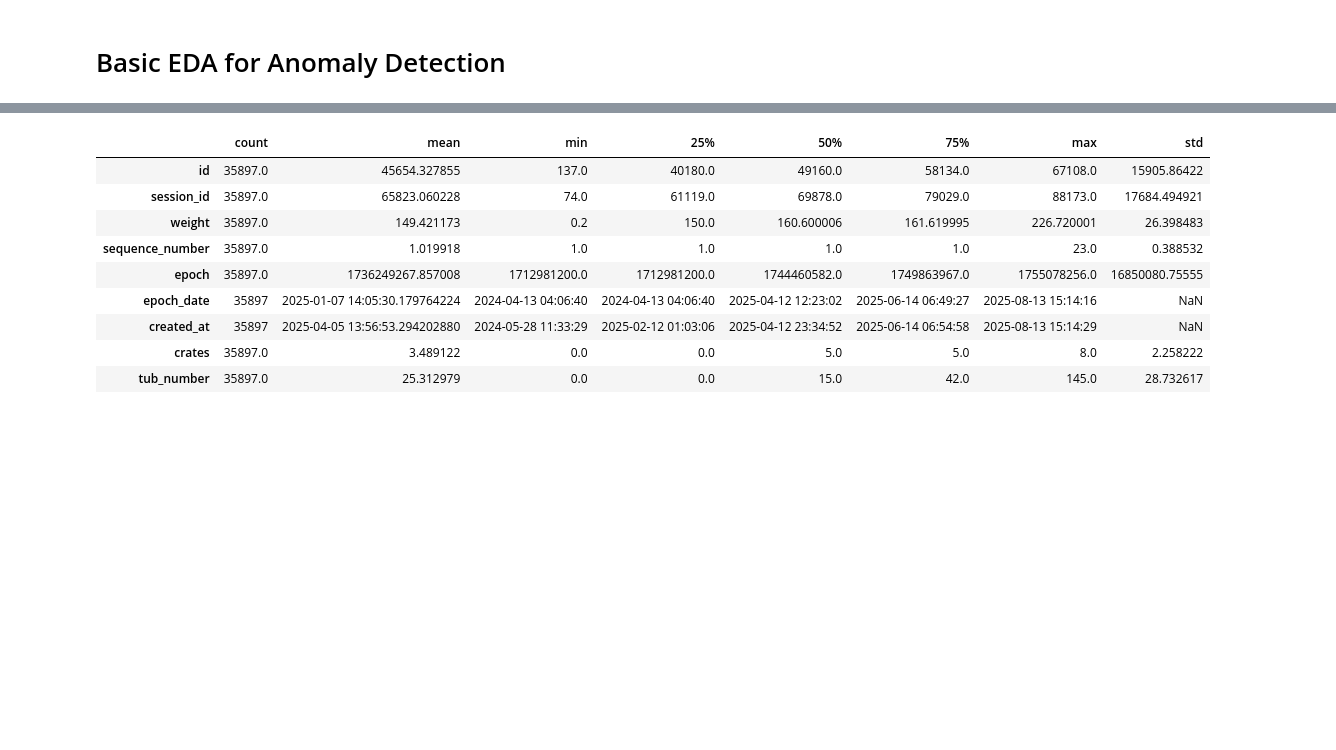
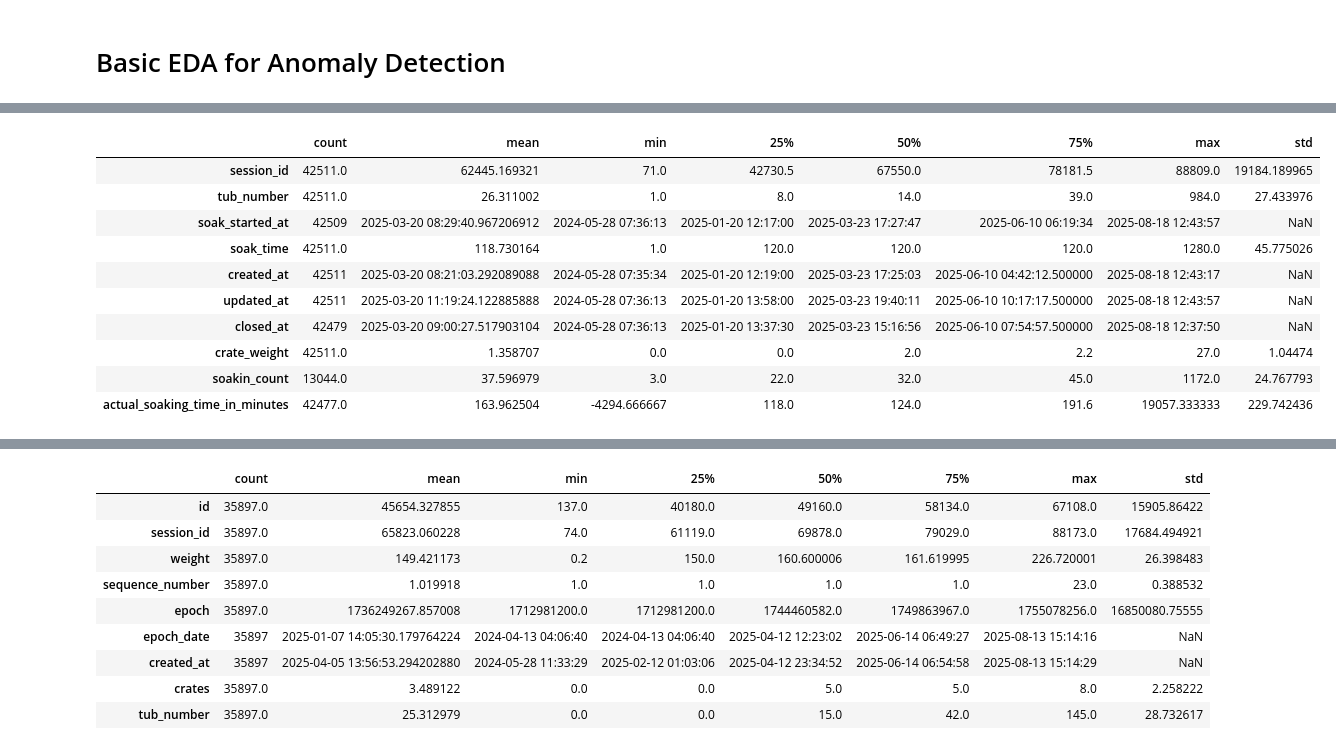
Before and after one commit to ideaboxai/ideaboxai-vertical-ml-service, a Jupyter notebook: notebooks/anomaly_detecton/1_eda.ipynb, the cells around one changed output, grey strips where cells are left out. Cells and saved outputs as stored; diff of their text form; code cells hidden in the pictures; blank space fills up the shorter version.

```diff
--- a/notebooks/anomaly_detecton/1_eda.ipynb
+++ b/notebooks/anomaly_detecton/1_eda.ipynb
@@ -203,0 +204,18 @@ pp_soaking_df.describe().T
+# %%
+# feature engineering the pp_soaking_df
+pp_soaking_df["actual_soaking_time_in_minutes"] = (
+    pp_soaking_df["closed_at"] - pp_soaking_df["soak_started_at"]
+).dt.total_seconds() / 60
+pp_soaking_df.describe().T
+# %% [output]
+|  | count | mean | min | 25% | 50% | 75% | max | std |
+| session_id | 42511.0 | 62445.169321 | 71.0 | 42730.5 | 67550.0 | 78181.5 | 88809.0 | 19184.189965 |
+| tub_number | 42511.0 | 26.311002 | 1.0 | 8.0 | 14.0 | 39.0 | 984.0 | 27.433976 |
+| soak_started_at | 42509 | 2025-03-20 08:29:40.967206912 | 2024-05-28 07:36:13 | 2025-01-20 12:17:00 | 2025-03-23 17:27:47 | 2025-06-10 06:19:34 | 2025-08-18 12:43:57 | NaN |
+| soak_time | 42511.0 | 118.730164 | 1.0 | 120.0 | 120.0 | 120.0 | 1280.0 | 45.775026 |
+| created_at | 42511 | 2025-03-20 08:21:03.292089088 | 2024-05-28 07:35:34 | 2025-01-20 12:19:00 | 2025-03-23 17:25:03 | 2025-06-10 04:42:12.500000 | 2025-08-18 12:43:17 | NaN |
+| updated_at | 42511 | 2025-03-20 11:19:24.122885888 | 2024-05-28 07:36:13 | 2025-01-20 13:58:00 | 2025-03-23 19:40:11 | 2025-06-10 10:17:17.500000 | 2025-08-18 12:43:57 | NaN |
+| closed_at | 42479 | 2025-03-20 09:00:27.517903104 | 2024-05-28 07:36:13 | 2025-01-20 13:37:30 | 2025-03-23 15:16:56 | 2025-06-10 07:54:57.500000 | 2025-08-18 12:37:50 | NaN |
+| crate_weight | 42511.0 | 1.358707 | 0.0 | 0.0 | 2.0 | 2.2 | 27.0 | 1.04474 |
+| soakin_count | 13044.0 | 37.596979 | 3.0 | 22.0 | 32.0 | 45.0 | 1172.0 | 24.767793 |
+| actual_soaking_time_in_minutes | 42477.0 | 163.962504 | -4294.666667 | 118.0 | 124.0 | 191.6 | 19057.333333 | 229.742436 |
```
Also changed, not shown: parts of 12 cells of this notebook, 18 other files.
